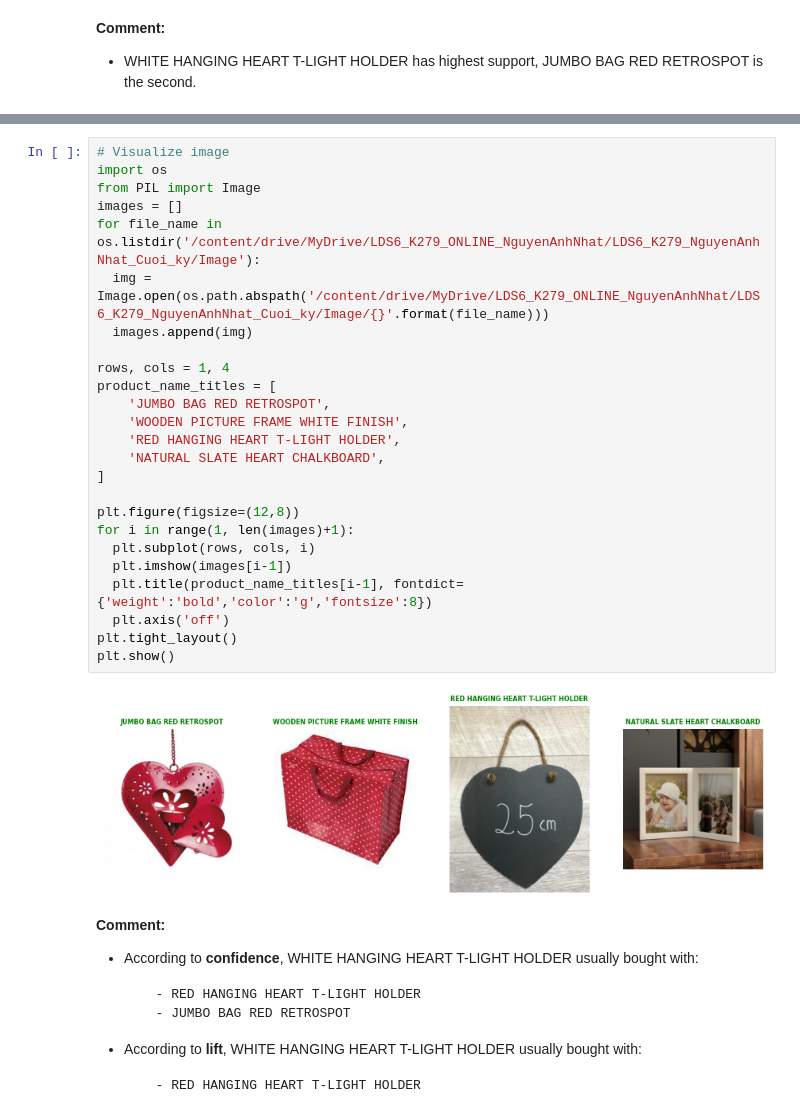
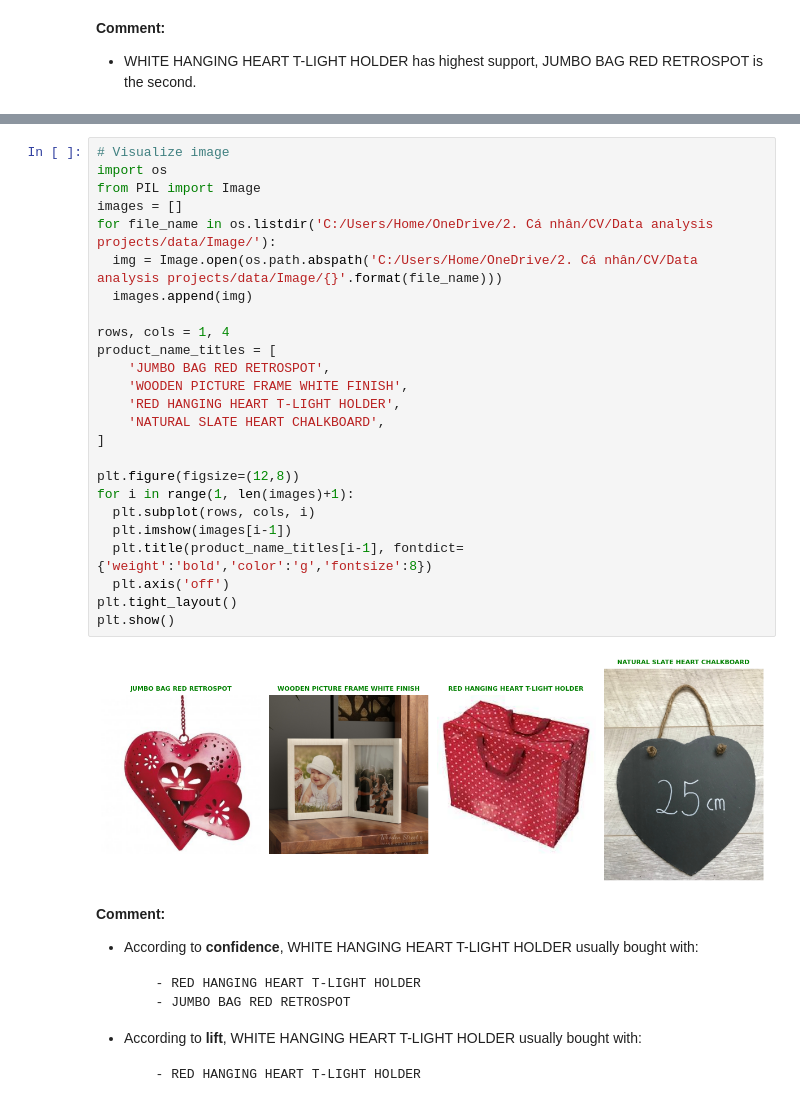
Before and after one commit to TommyNhatNguyen/Association-Rule-For-Retail-Store, a Jupyter notebook: Association_rule_for_retail_store.ipynb, the cells around one changed output, grey strips where cells are left out. Cells and saved outputs as stored; diff of their text form.

```diff
--- a/Association_rule_for_retail_store.ipynb
+++ b/Association_rule_for_retail_store.ipynb
@@ -314,30 +310,30 @@ association_rules_df_by_lift.iloc[most_frequent_product_indexes]
 # %%
 # Visualize image
 import os
 from PIL import Image
 images = []
-for file_name in os.listdir('/content/drive/MyDrive/LDS6_K279_ONLINE_NguyenAnhNhat/LDS6_K279_NguyenAnhNhat_Cuoi_ky/Image'):
-  img = Image.open(os.path.abspath('/content/drive/MyDrive/LDS6_K279_ONLINE_NguyenAnhNhat/LDS6_K279_NguyenAnhNhat_Cuoi_ky/Image/{}'.format(file_name)))
+for file_name in os.listdir('C:/Users/Home/OneDrive/2. Cá nhân/CV/Data analysis projects/data/Image/'):
+  img = Image.open(os.path.abspath('C:/Users/Home/OneDrive/2. Cá nhân/CV/Data analysis projects/data/Image/{}'.format(file_name)))
   images.append(img)
 
 rows, cols = 1, 4
 product_name_titles = [
     'JUMBO BAG RED RETROSPOT',
     'WOODEN PICTURE FRAME WHITE FINISH',
     'RED HANGING HEART T-LIGHT HOLDER',
     'NATURAL SLATE HEART CHALKBOARD',
 ]
 
 plt.figure(figsize=(12,8))
 for i in range(1, len(images)+1):
   plt.subplot(rows, cols, i)
   plt.imshow(images[i-1])
   plt.title(product_name_titles[i-1], fontdict={'weight':'bold','color':'g','fontsize':8})
   plt.axis('off')
 plt.tight_layout()
 plt.show()
 # %% [output]
-[figure, old version]
+[figure, new version]
 # %% [markdown]
 **Comment:**
 - According to **confidence**, WHITE HANGING HEART T-LIGHT HOLDER usually bought with:
```
Also changed, not shown: parts of 10 cells of this notebook.
